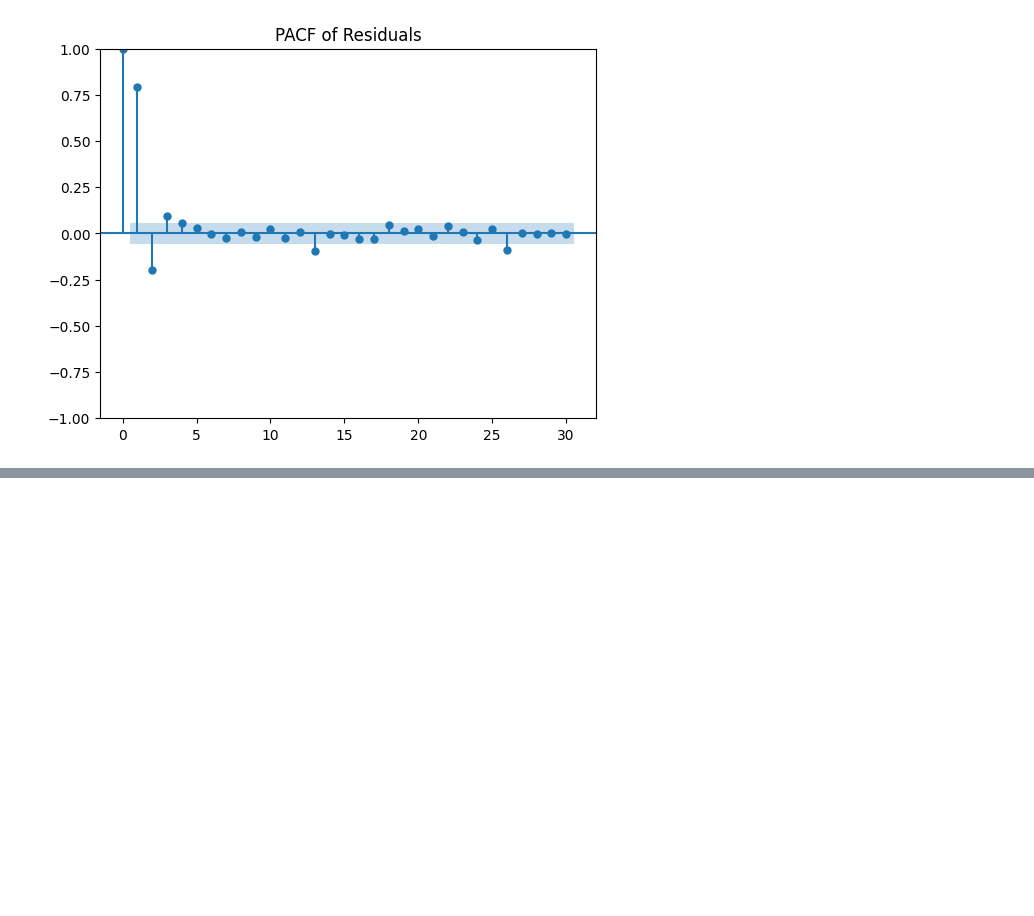
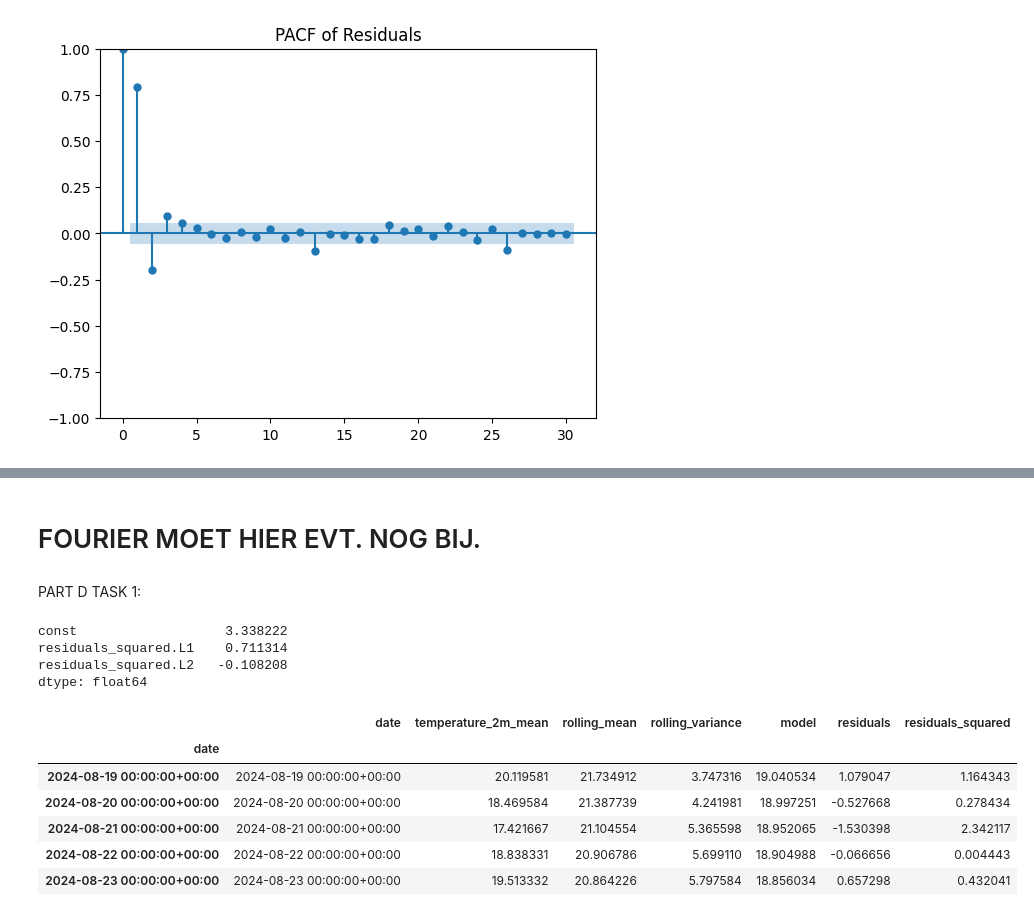
Before and after one commit to HetteWempe/comp_fin, a Jupyter notebook: ass2sc.ipynb, the cells around one changed output, grey strips where cells are left out. Drawn from its saved outputs; the diff is of its cells as text; code cells hidden in the pictures; blank space fills up the shorter version.

```diff
--- a/ass2sc.ipynb
+++ b/ass2sc.ipynb
@@ -295,0 +345,24 @@ We proceed with 4 lags anyways.
+# %% [markdown]
+# FOURIER MOET HIER EVT. NOG BIJ.
+# %% [markdown]
+PART D TASK 1:
+# %%
+#simulate the paths
+
+JJJJ = AutoReg(daily_dataframe['residuals_squared'], lags=2).fit()
+JJJJ.params
+# %% [output]
+const                   3.338222
+residuals_squared.L1    0.711314
+residuals_squared.L2   -0.108208
+dtype: float64
+# %%
+daily_dataframe.tail()
+# %% [output]
+|  | date | temperature_2m_mean | rolling_mean | rolling_variance | model | residuals | residuals_squared |
+| date |  |  |  |  |  |  |  |
+| 2024-08-19 00:00:00+00:00 | 2024-08-19 00:00:00+00:00 | 20.119581 | 21.734912 | 3.747316 | 19.040534 | 1.079047 | 1.164343 |
+| 2024-08-20 00:00:00+00:00 | 2024-08-20 00:00:00+00:00 | 18.469584 | 21.387739 | 4.241981 | 18.997251 | -0.527668 | 0.278434 |
+| 2024-08-21 00:00:00+00:00 | 2024-08-21 00:00:00+00:00 | 17.421667 | 21.104554 | 5.365598 | 18.952065 | -1.530398 | 2.342117 |
+| 2024-08-22 00:00:00+00:00 | 2024-08-22 00:00:00+00:00 | 18.838331 | 20.906786 | 5.699110 | 18.904988 | -0.066656 | 0.004443 |
+| 2024-08-23 00:00:00+00:00 | 2024-08-23 00:00:00+00:00 | 19.513332 | 20.864226 | 5.797584 | 18.856034 | 0.657298 | 0.432041 |
```
Also changed, not shown: parts of 9 cells of this notebook.
